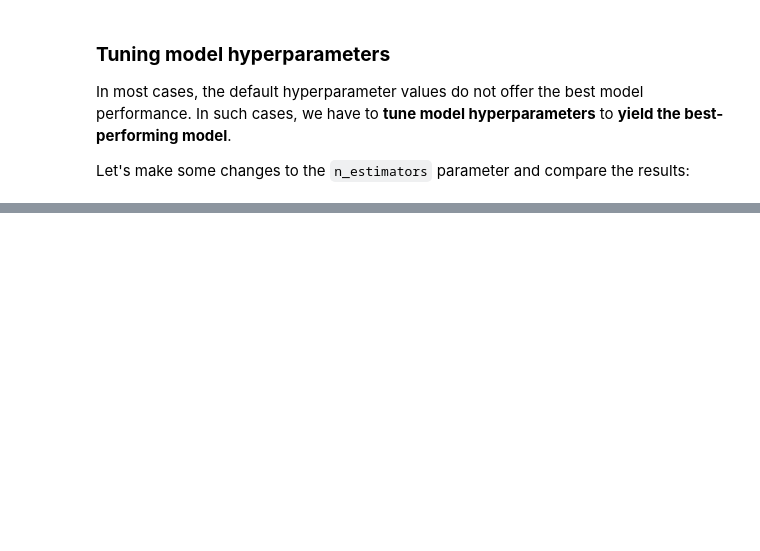
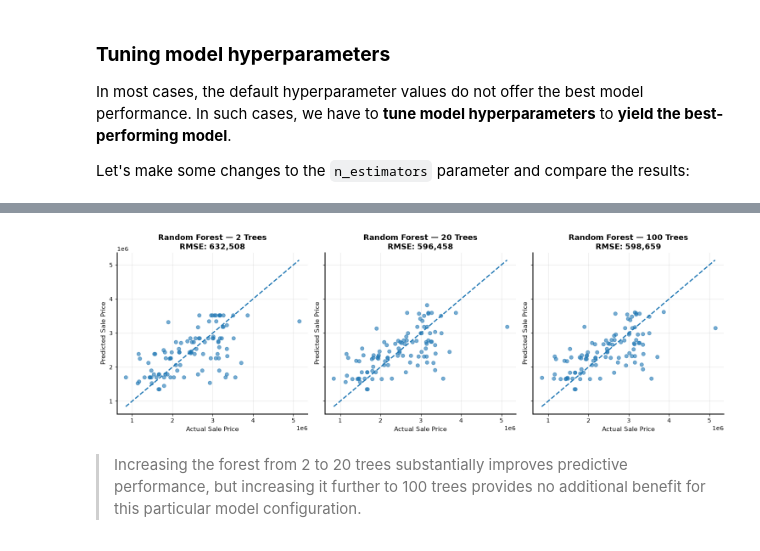
Before and after one commit to olubunmi-thomas/alx_data_science, a Jupyter notebook: DS-5 Supervised Learning II – Classification & Model Selection/notebook/random_forest.ipynb, the cells around one changed output, grey strips where cells are left out. Cells and saved outputs as stored; diff of their text form; code cells hidden in the pictures; blank space fills up the shorter version.

```diff
--- a/DS-5 Supervised Learning II – Classification & Model Selection/notebook/random_forest.ipynb
+++ b/DS-5 Supervised Learning II – Classification & Model Selection/notebook/random_forest.ipynb
@@ -233,0 +254,4 @@ Let's make some changes to the `n_estimators` parameter and compare the results:
+# %%
+forest_1.fit(X_train, y_train)
+forest_2.fit(X_train, y_train)
+forest_3.fit(X_train, y_train)
@@ -233,0 +289,59 @@ Let's make some changes to the `n_estimators` parameter and compare the results:
+# %%
+# Create predictions for each forest
+pred = [
+    forest_1.predict(X_test),
+    forest_2.predict(X_test),
+    forest_3.predict(X_test)
+]
+
+# Titles for each model
+titles = [
+    "Random Forest — 2 Trees",
+    "Random Forest — 20 Trees",
+    "Random Forest — 100 Trees"
+]
+
+# Create figure and axes
+fig, axes = plt.subplots(
+    figsize=(15, 5),
+    nrows=1,
+    ncols=3,
+    sharey=True
+)
+
+# Plot actual vs predicted for each model
+for ax, prediction, title in zip(axes, pred, titles):
+
+    # Calculate RMSE
+    rmse = np.sqrt(mean_squared_error(y_test, prediction))
+
+    # Scatter plot
+    ax.scatter(
+        y_test,
+        prediction,
+        alpha=0.6
+    )
+
+    # Perfect prediction reference line
+    ax.plot(
+        [y_test.min(), y_test.max()],
+        [y_test.min(), y_test.max()],
+        linestyle="--",
+        linewidth = 2
+    )
+
+    # Apply custom styling
+    style_plot(
+        ax,
+        title=f"{title}\nRMSE: {rmse:,.0f}",
+        xlabel="Actual Sale Price",
+        ylabel="Predicted Sale Price",
+        spine_width=1.5
+    )
+
+plt.tight_layout()
+plt.show()
+# %% [output]
+[figure, added]
+# %% [markdown]
+> Increasing the forest from 2 to 20 trees substantially improves predictive performance, but increasing it further to 100 trees provides no additional benefit for this particular model configuration.
```
Also changed, not shown: parts of 7 cells of this notebook, 19 other files.
